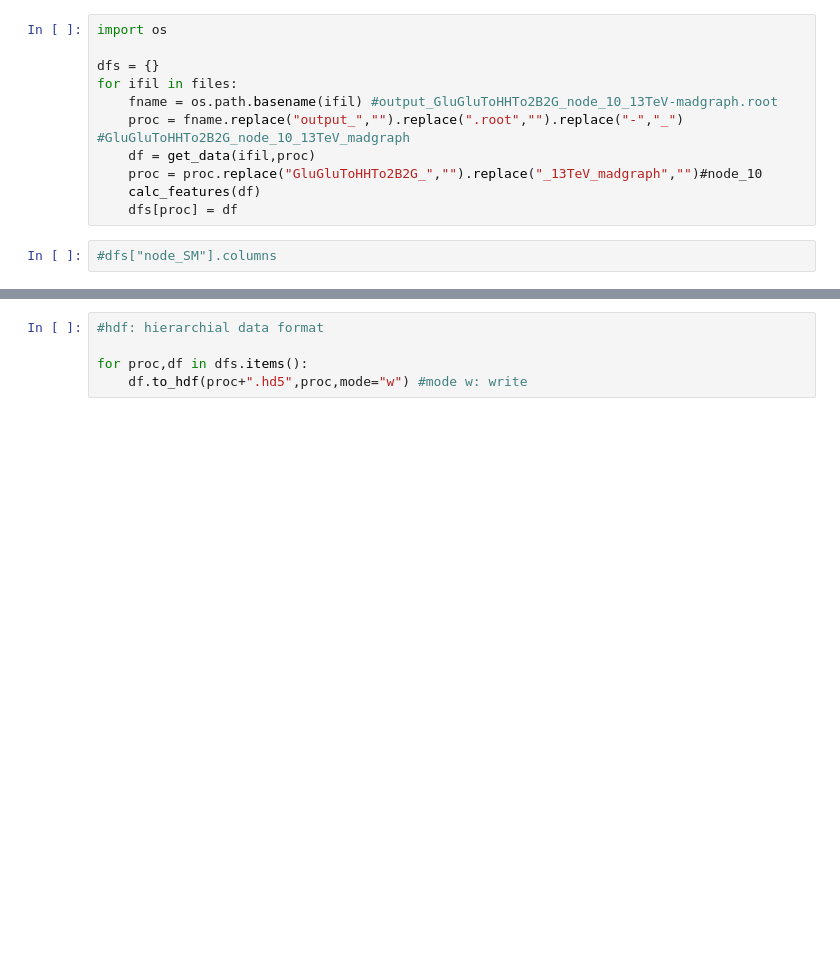
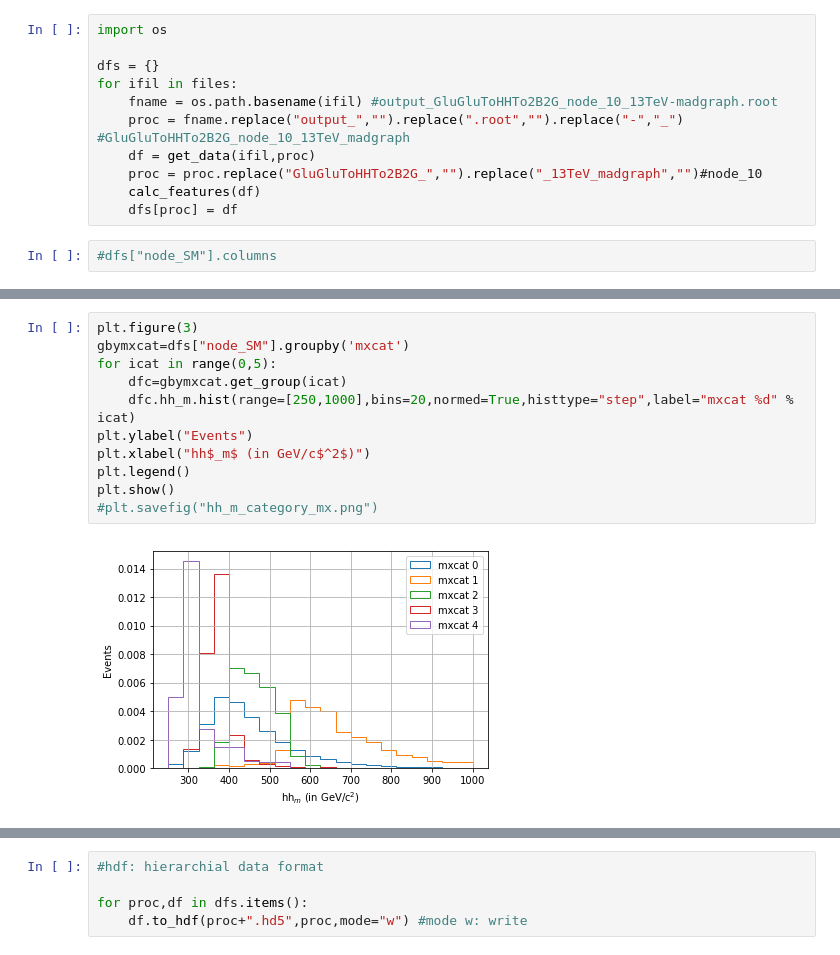
Before and after one commit to gitanjalipoddar/HHbbgg_ETH, a Jupyter notebook: GenResponse/notebooks/root_to_hdf.ipynb, the cells around one changed output, grey strips where cells are left out. Drawn from its saved outputs; the diff is of its cells as text; blank space fills up the shorter version.

```diff
--- a/GenResponse/notebooks/root_to_hdf.ipynb
+++ b/GenResponse/notebooks/root_to_hdf.ipynb
@@ -311,0 +72,13 @@ plt.savefig("cos_theta_gg_category_mx.png")
+# %%
+plt.figure(3)
+gbymxcat=dfs["node_SM"].groupby('mxcat')
+for icat in range(0,5):
+    dfc=gbymxcat.get_group(icat)
+    dfc.hh_m.hist(range=[250,1000],bins=20,normed=True,histtype="step",label="mxcat %d" % icat)
+plt.ylabel("Events")
+plt.xlabel("hh$_m$ (in GeV/c$^2$)")
+plt.legend()
+plt.show()
+#plt.savefig("hh_m_category_mx.png")
+# %% [output]
+[figure, added]
```
Also changed, not shown: parts of 82 cells of this notebook.
